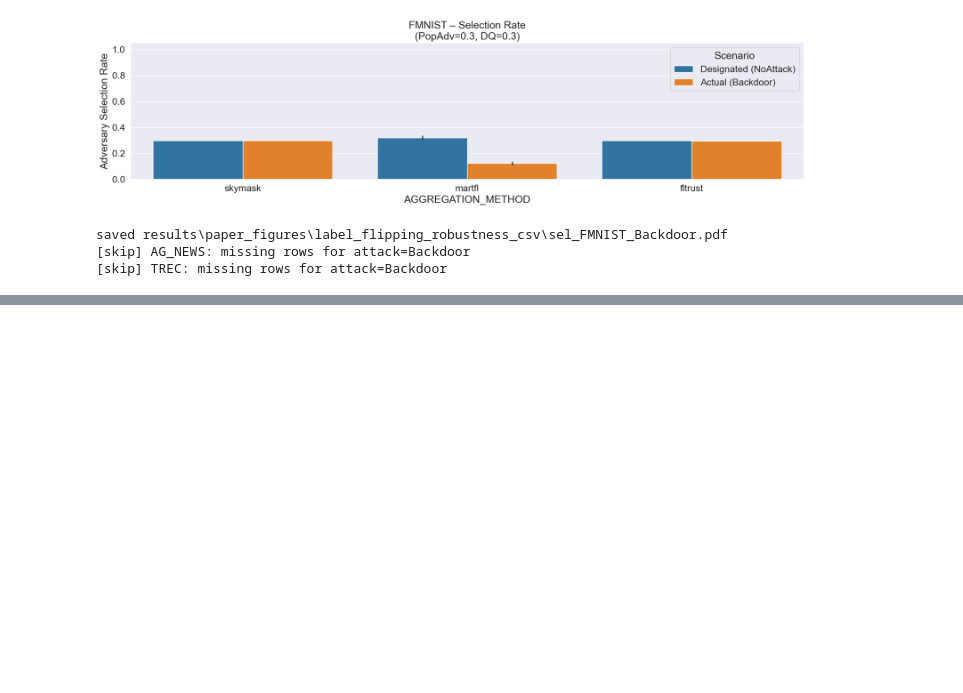
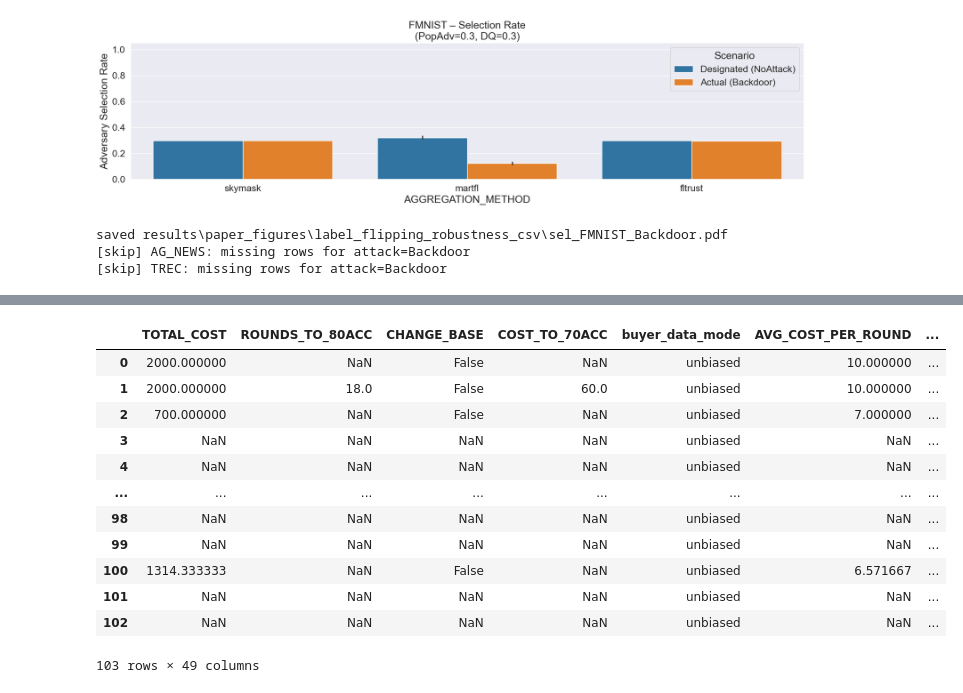
Before and after one commit to szyszyzys/poison_data_valuation, a Jupyter notebook: result_analysis/visual_result_new.ipynb, the cells around one changed output, grey strips where cells are left out. Saved outputs shown, nothing was run; the diff lists cells and outputs as text; code cells hidden in the pictures; blank space fills up the shorter version.

```diff
--- a/result_analysis/visual_result_new.ipynb
+++ b/result_analysis/visual_result_new.ipynb
@@ -303,0 +494,16 @@ saved results\paper_figures\label_flipping_robustness_csv\sel_FMNIST_Backdoor.pd
+# %%
+df
+# %% [output]
+|  | TOTAL_COST | ROUNDS_TO_80ACC | CHANGE_BASE | COST_TO_70ACC | buyer_data_mode | AVG_COST_PER_ROUND | ... |
+| 0 | 2000.000000 | NaN | False | NaN | unbiased | 10.000000 | ... |
+| 1 | 2000.000000 | 18.0 | False | 60.0 | unbiased | 10.000000 | ... |
+| 2 | 700.000000 | NaN | False | NaN | unbiased | 7.000000 | ... |
+| 3 | NaN | NaN | NaN | NaN | unbiased | NaN | ... |
+| 4 | NaN | NaN | NaN | NaN | unbiased | NaN | ... |
+| ... | ... | ... | ... | ... | ... | ... | ... |
+| 98 | NaN | NaN | NaN | NaN | unbiased | NaN | ... |
+| 99 | NaN | NaN | NaN | NaN | unbiased | NaN | ... |
+| 100 | 1314.333333 | NaN | False | NaN | unbiased | 6.571667 | ... |
+| 101 | NaN | NaN | NaN | NaN | unbiased | NaN | ... |
+| 102 | NaN | NaN | NaN | NaN | unbiased | NaN | ... |
+103 rows × 49 columns
```
Also changed, not shown: parts of 2 cells of this notebook, 2 other files.
